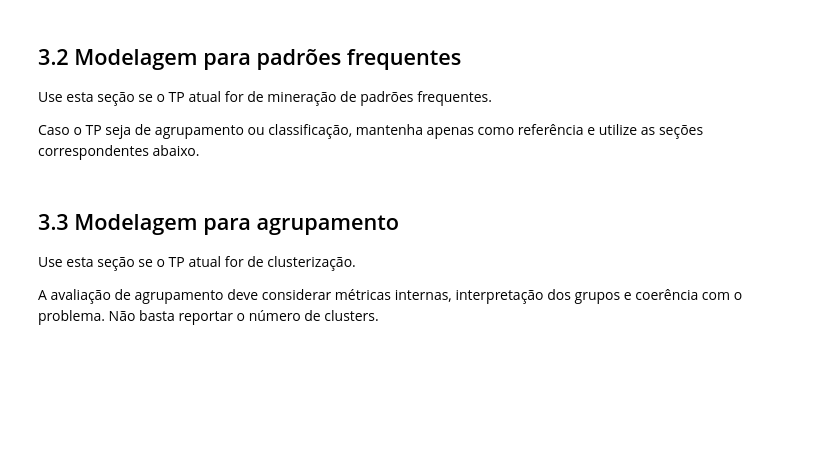
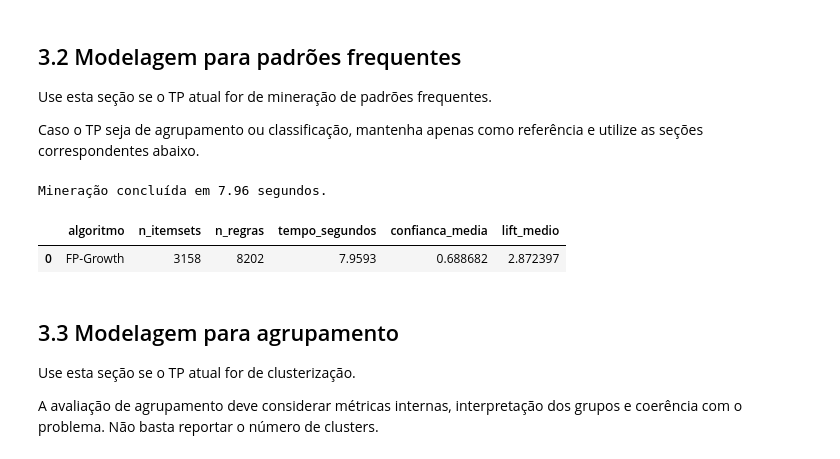
Before and after one commit to Doctor-Math/TPs-Mineracao-de-Dados, a Jupyter notebook: TP1_Fase3_Grupo6.ipynb, the cells around one changed output. Saved outputs shown, nothing was run; the diff lists cells and outputs as text; code cells hidden in the pictures; blank space fills up the shorter version.

Commit message:
adicionando 3.2 e 3.5 (resultados)

```diff
--- a/TP1_Fase3_Grupo6.ipynb
+++ b/TP1_Fase3_Grupo6.ipynb
@@ -761,71 +773,79 @@ Caso o TP seja de agrupamento ou classificação, mantenha apenas como referênc
 # Esta célula depende de mlxtend. Instale se necessário: pip install mlxtend
 
 
-def executar_padroes_frequentes(transacoes, min_support=0.05, min_confidence=0.6):
+def executar_padroes_frequentes(transacoes, min_support=0.07, min_confidence=0.5):
     try:
         from mlxtend.preprocessing import TransactionEncoder
-        from mlxtend.frequent_patterns import apriori, fpgrowth, association_rules
+        from mlxtend.frequent_patterns import fpgrowth, association_rules
     except ImportError:
         print("Biblioteca mlxtend não instalada. Instale com: pip install mlxtend")
         return None
 
     te = TransactionEncoder()
-    matriz = te.fit(transacoes).transform(transacoes)
-    df_transacoes = pd.DataFrame(matriz, columns=te.columns_)
+    matriz = te.fit(transacoes).transform(transacoes, sparse=True)
+    df_transacoes = pd.DataFrame.sparse.from_spmatrix(matriz, columns=te.columns_)
 
     resultados = {}
 
-    inicio = time.time()
-    itemsets_apriori = apriori(df_transacoes, min_support=min_support, use_colnames=True)
-    regras_apriori = association_rules(itemsets_apriori, metric="confidence", min_threshold=min_confidence)
-    tempo_apriori = time.time() - inicio
-
-    resultados["Apriori"] = {
-        "itemsets": itemsets_apriori,
-        "regras": regras_apriori,
-        "tempo_segundos": tempo_apriori
-    }
+    # FP-Growth
 
     inicio = time.time()
     itemsets_fpgrowth = fpgrowth(df_transacoes, min_support=min_support, use_colnames=True)
-    regras_fpgrowth = association_rules(itemsets_fpgrowth, metric="confidence", min_threshold=min_confidence)
+
+    if itemsets_fpgrowth.empty:
+        print("Nenhum padrão frequente encontrado com o suporte fornecido.")
+        return None
+
+
+    # Geramos as regras baseadas no Lift, mas filtramos pela confiança mínima desejada
+    regras_fpgrowth = association_rules(itemsets_fpgrowth, metric="lift", min_threshold=1.0)
+    regras_fpgrowth = regras_fpgrowth[regras_fpgrowth['confidence'] >= min_confidence]
+
     tempo_fpgrowth = time.time() - inicio
 
     resultados["FP-Growth"] = {
         "itemsets": itemsets_fpgrowth,
         "regras": regras_fpgrowth,
         "tempo_segundos": tempo_fpgrowth
     }
 
+    print(f"Mineração concluída em {tempo_fpgrowth:.2f} segundos.")
     return resultados
 
 
 def resumir_padroes_frequentes(resultados):
     if resultados is None:
         return pd.DataFrame()
 
     linhas = []
 
     for algoritmo, info in resultados.items():
-        itemsets = info["itemsets"]
         regras = info["regras"]
 
         linhas.append({
             "algoritmo": algoritmo,
-            "n_itemsets": len(itemsets),
+            "n_itemsets": len(info["itemsets"]),
             "n_regras": len(regras),
             "tempo_segundos": round(info["tempo_segundos"], 4),
-            "confianca_media": regras["confidence"].mean() if len(regras) > 0 else np.nan,
-            "lift_medio": regras["lift"].mean() if len(regras) > 0 and "lift" in regras.columns else np.nan
+            "confianca_media": regras["confidence"].mean() if not regras.empty else 0,
+            "lift_medio": regras["lift"].mean() if not regras.empty else 0
         })
 
     return pd.DataFrame(linhas)
 
-# Exemplo de uso:
-# transacoes = gerar_transacoes_de_coluna(df_prep, TRANSACTION_COLUMN)
-# resultados_padroes = executar_padroes_frequentes(transacoes, min_support=0.05, min_confidence=0.6)
-# resumo_padroes = resumir_padroes_frequentes(resultados_padroes)
-# display(resumo_padroes)
+
+resultados_finais = executar_padroes_frequentes(
+    transacoes_filmes,
+    min_support=0.07,
+    min_confidence=0.5
+)
+
+resumo_finais = resumir_padroes_frequentes(resultados_finais)
+display(resumo_finais)
+# %% [output]
+Mineração concluída em 7.96 segundos.
+|  | algoritmo | n_itemsets | n_regras | tempo_segundos | confianca_media | lift_medio |
+| 0 | FP-Growth | 3158 | 8202 | 7.9593 | 0.688682 | 2.872397 |
 # %% [markdown]
 ## 3.3 Modelagem para agrupamento
 
```
Also changed, not shown: parts of 4 cells of this notebook.
